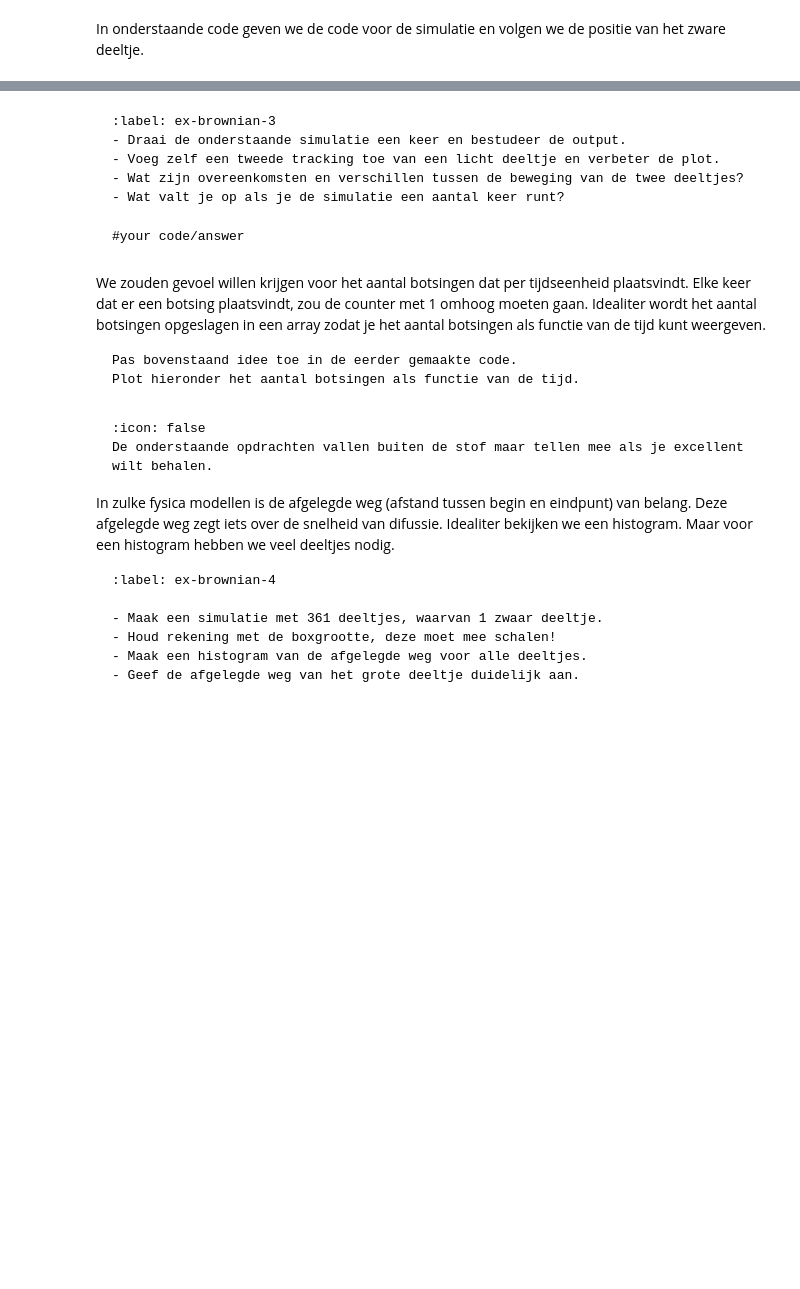
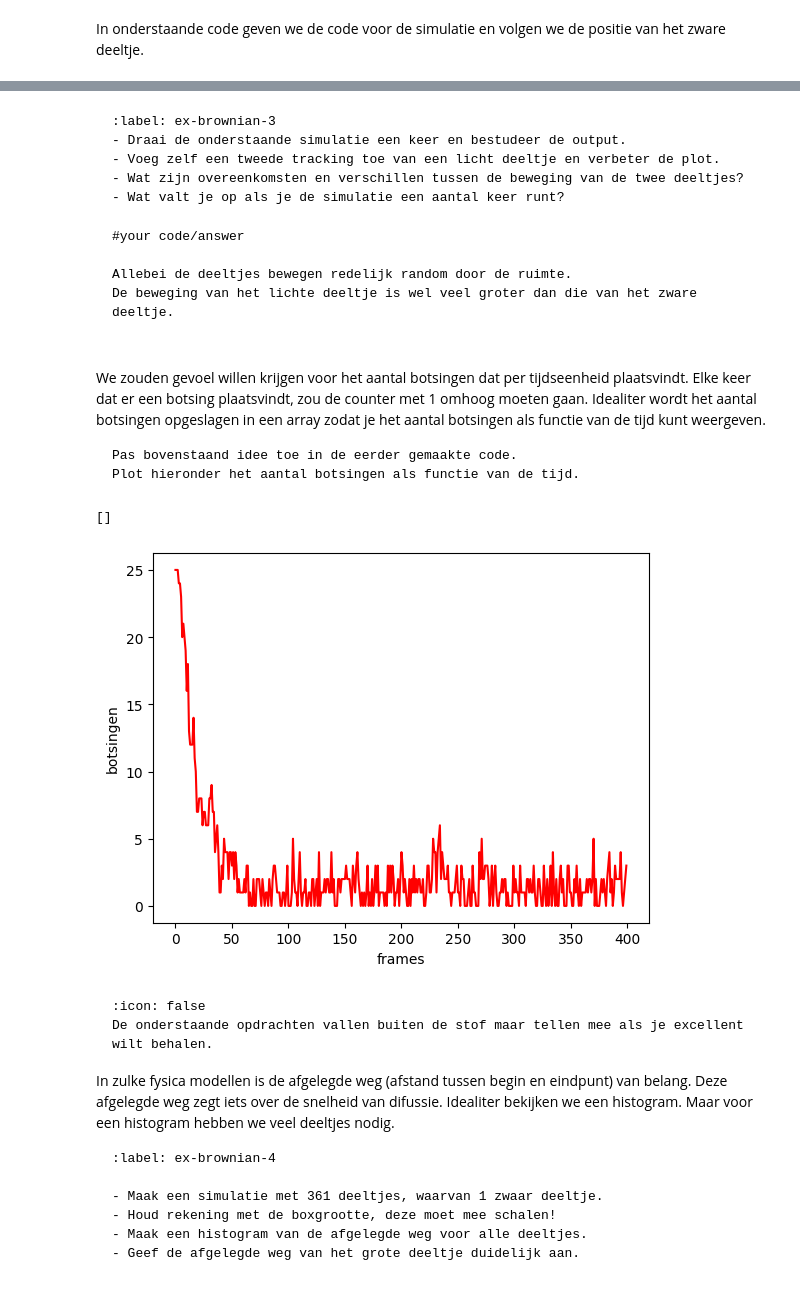
Before and after one commit to Ikbenjamin07/thermolab_MatthijsvOostrum_BenGeertman_groepje_3.5, a Jupyter notebook: Content/PySim/4_brownianmotion.ipynb, the cells around one changed output, grey strips where cells are left out. Drawn from its saved outputs; the diff is of its cells as text; code cells hidden in the pictures; blank space fills up the shorter version.

````diff
--- a/Content/PySim/4_brownianmotion.ipynb
+++ b/Content/PySim/4_brownianmotion.ipynb
@@ -200,6 +216,10 @@ plt.show()
 
 ```{solution} ex-brownian-3
 #your code/answer
+
+Allebei de deeltjes bewegen redelijk random door de ruimte.
+De beweging van het lichte deeltje is wel veel groter dan die van het zware deeltje.
+
 ```
 # %% [markdown]
 We zouden gevoel willen krijgen voor het aantal botsingen dat per tijdseenheid plaatsvindt.
@@ -212,6 +232,16 @@ Plot hieronder het aantal botsingen als functie van de tijd.
 ```
 # %%
 #your code/answer
+# print(botsingenPerFrame)
+t =  np.linspace(0, len(botsingenPerFrame)-1, len(botsingenPerFrame))
+plt.figure()
+plt.plot(t, botsingenPerFrame, 'r')
+plt.xlabel('frames')
+plt.ylabel('botsingen')
+plt.plot()
+# %% [output]
+[]
+[figure, added]
 # %% [markdown]
 ```{warning} 🌶 Let op!
 :icon: false
````
Also changed, not shown: parts of 8 cells of this notebook.
